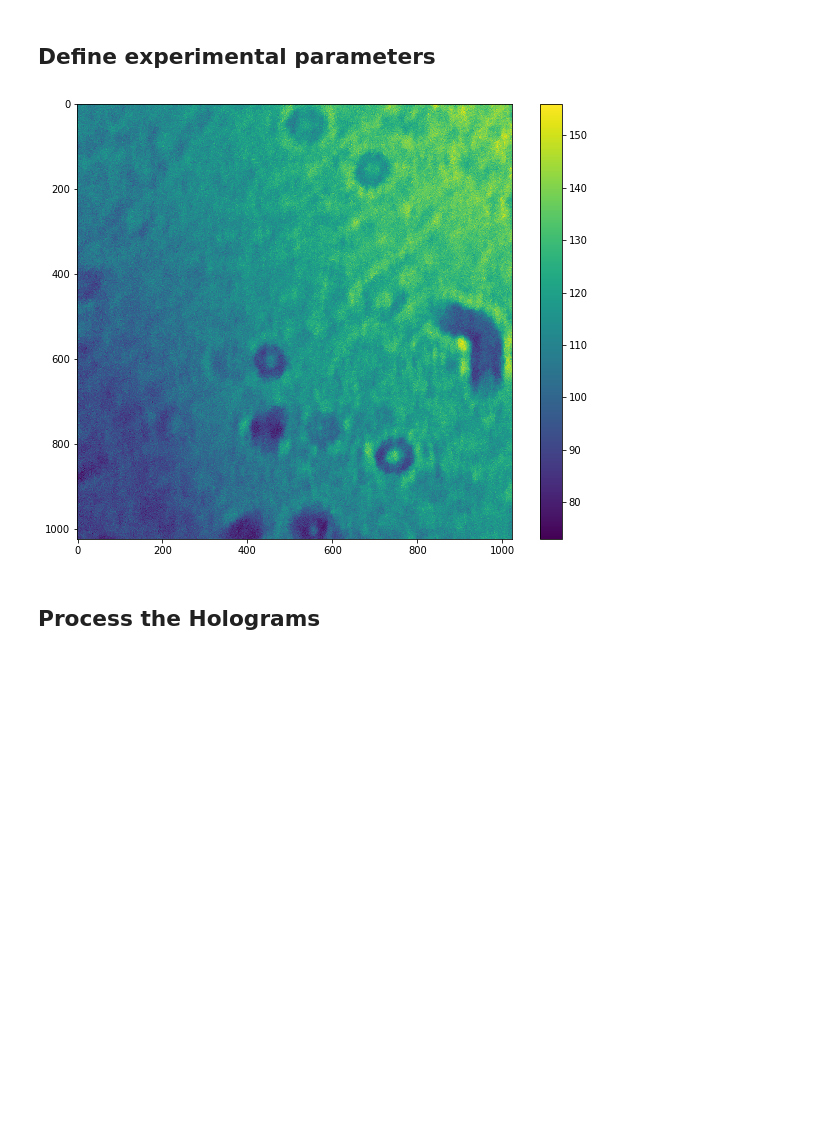
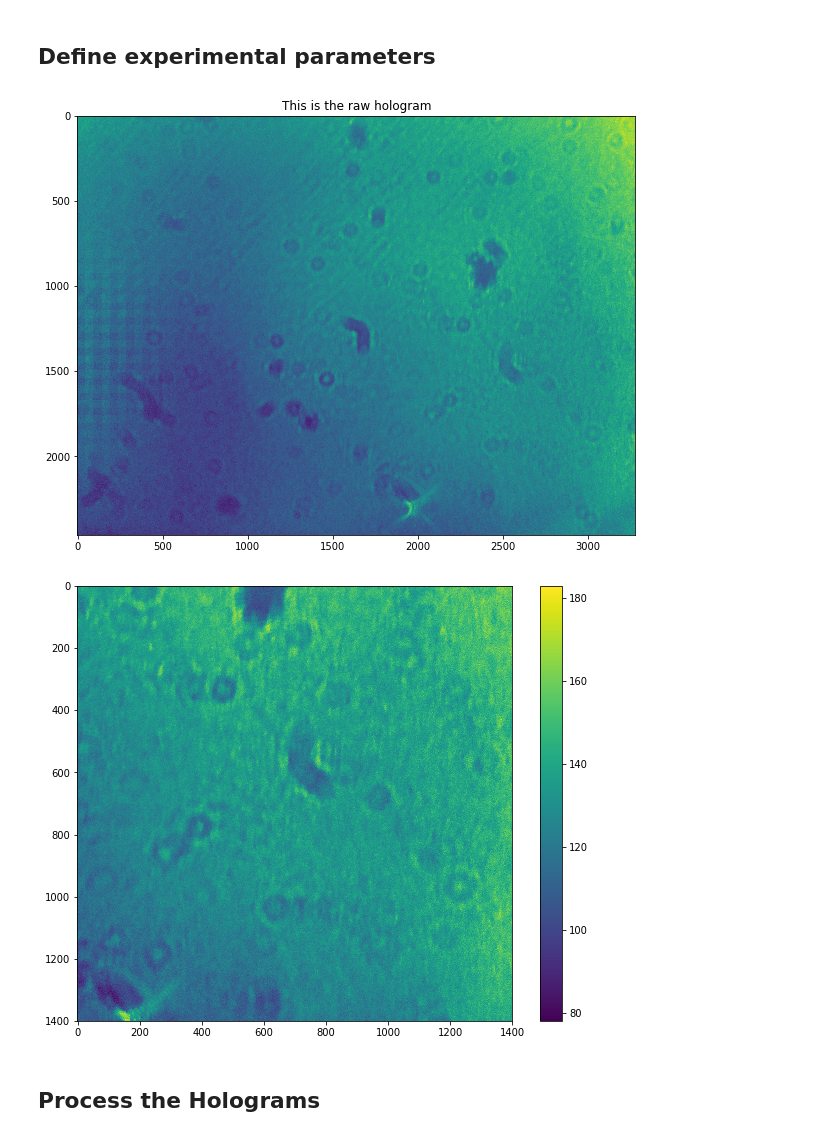
Before and after one commit to openUC2/UC2-GIT, a Jupyter notebook: WORKSHOP/INLINE-HOLOGRAMM/PYTHON/Listings_1_ReconHoloInline.ipynb, the cells around one changed output. Saved outputs shown, nothing was run; the diff lists cells and outputs as text; code cells hidden in the pictures; blank space fills up the shorter version.

```diff
--- a/WORKSHOP/INLINE-HOLOGRAMM/PYTHON/Listings_1_ReconHoloInline.ipynb
+++ b/WORKSHOP/INLINE-HOLOGRAMM/PYTHON/Listings_1_ReconHoloInline.ipynb
@@ -83,10 +83,13 @@ def FresnelPropagator(E0, ps, lambda0, z):
 ## Define experimental parameters
 # %%
 # define some experimental parameters
-my_holo_file = 'test_microplastic.jpg'
+my_holo_file = 'test_microplastic.jpg'# 'hologram_mouse.jpg'
 my_background_file = 'test2bg.jpg'
 mychannel = 2 # select the color channel 0,1,2
-mysize = 1024 # region of interest around the center coordinate
+mysize = 1400 # region of interest around the center coordinate
+center_x = 2500 # This is the center where we want to crop the ROI of the holgrom
+center_y = 1600 # This is the center where we want to crop the ROI of the holgrom
+
 
 # define acquisition parameters
 pixelsize = 1.4e-6; #0.6e-6#.2e-6#3.000e-6;
@@ -94,35 +97,40 @@ lambda0 = 440e-9; # in nanometer #530e-9;
 
 # start and stop z-focus measure
 stepsize = 0.001;
 
 # read the raw-hologram
 myholo = 1.*plt.imread(my_holo_file);
 
 # select only the blue channel (because we used the blue LED)
 myholo = myholo[:,:,mychannel ]
 
 # if we acquired the background, subtract it!
 if(0):
     mybak = 1.*imread(my_background_file)
     mybak = mybak[:,:,mychannel ]
     myholo = myholo/(20+mybak) # add some value to avoid dividing by zero
 
+# Display the raw hologram
+plt.title('This is the raw hologram'), plt.imshow(myholo), plt.show()
 # crop out the ROI around the center to speed up computation (RADIX 2 please!)
 holosize = myholo.shape
-myholo =  myholo[int(holosize[0]/2-mysize/2):int(holosize[0]/2+mysize/2), int(holosize[0]/2-mysize/2):int(holosize[0]/2+mysize/2)]
+#myholo =  myholo[int(holosize[0]/2-mysize/2):int(holosize[0]/2+mysize/2), int(holosize[0]/2-mysize/2):int(holosize[0]/2+mysize/2)]
+myholo =  myholo[int(center_y-mysize//2):int(center_y+mysize//2), int(center_x-mysize//2):int(center_x+mysize//2)]
+
 
 # display intermediate result
 plt.imshow(myholo)
 plt.colorbar()
 plt.show()
 
 # normalize hologram
 myholo = myholo/np.max(myholo);
 
 # estimate hologram's amplitude
 myamplitude = np.sqrt(myholo);
 # %% [output]
-[figure, old version]
+[figure, new version]
+[figure, added]
 # %% [markdown]
 ## Process the Holograms
 # %%
```
Also changed, not shown: parts of 2 cells of this notebook, 6 other files.
